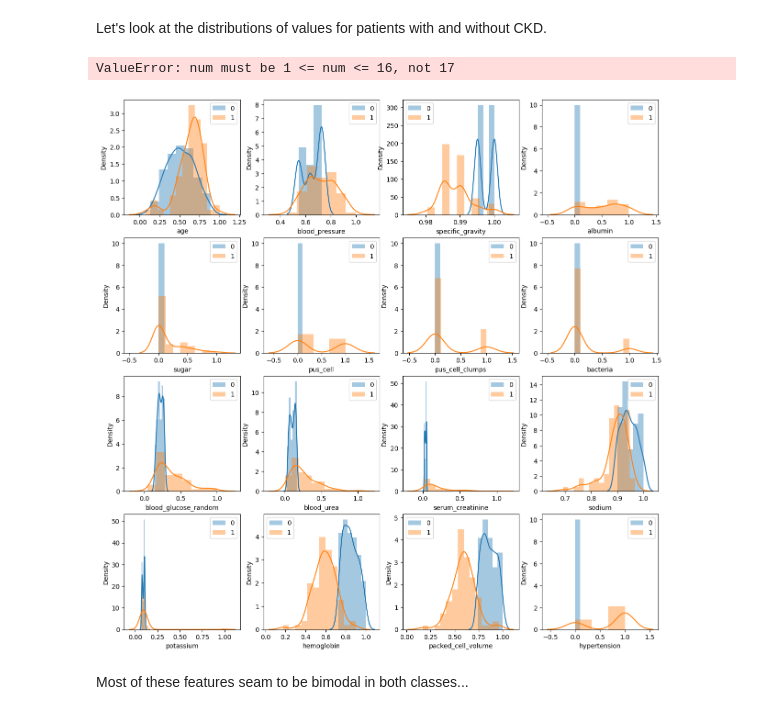
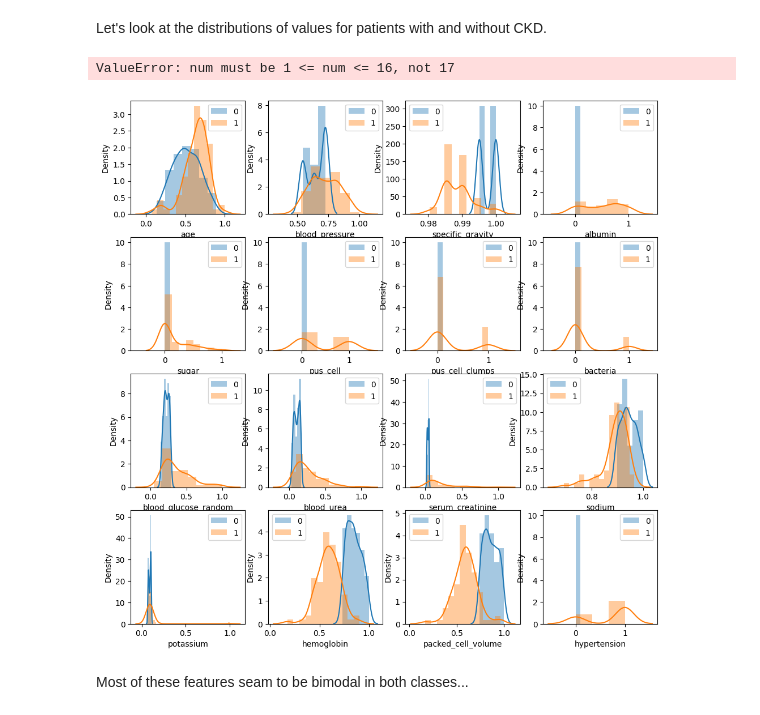
Before and after one commit to SamReeves/ckd-wemanity, a Jupyter notebook: analysis.ipynb, the cells around one changed output. Saved outputs shown, nothing was run; the diff lists cells and outputs as text; code cells hidden in the pictures.

```diff
--- a/analysis.ipynb
+++ b/analysis.ipynb
@@ -21,16 +21,16 @@ Let's look at the distributions of values for patients with and without CKD.
 # %%
 # graph distributions of every variable for class 0 and 1
 
-plt.figure(figsize=(15,15))
+plt.figure(figsize=(12,12))
 for i, col in enumerate(df.columns):
     plt.subplot(4, 4, i+1)
     sns.distplot(df.loc[df['class'] == 0, col], label='0')
     sns.distplot(df.loc[df['class'] == 1, col], label='1')
     plt.legend()
 plt.show()
 # %% [output]
 ValueError: num must be 1 <= num <= 16, not 17
-[figure, old version]
+[figure, new version]
 # %% [markdown]
 Most of these features seam to be bimodal in both classes...
 # %%
```
Also changed, not shown: parts of 10 cells of this notebook, 1 other file.
